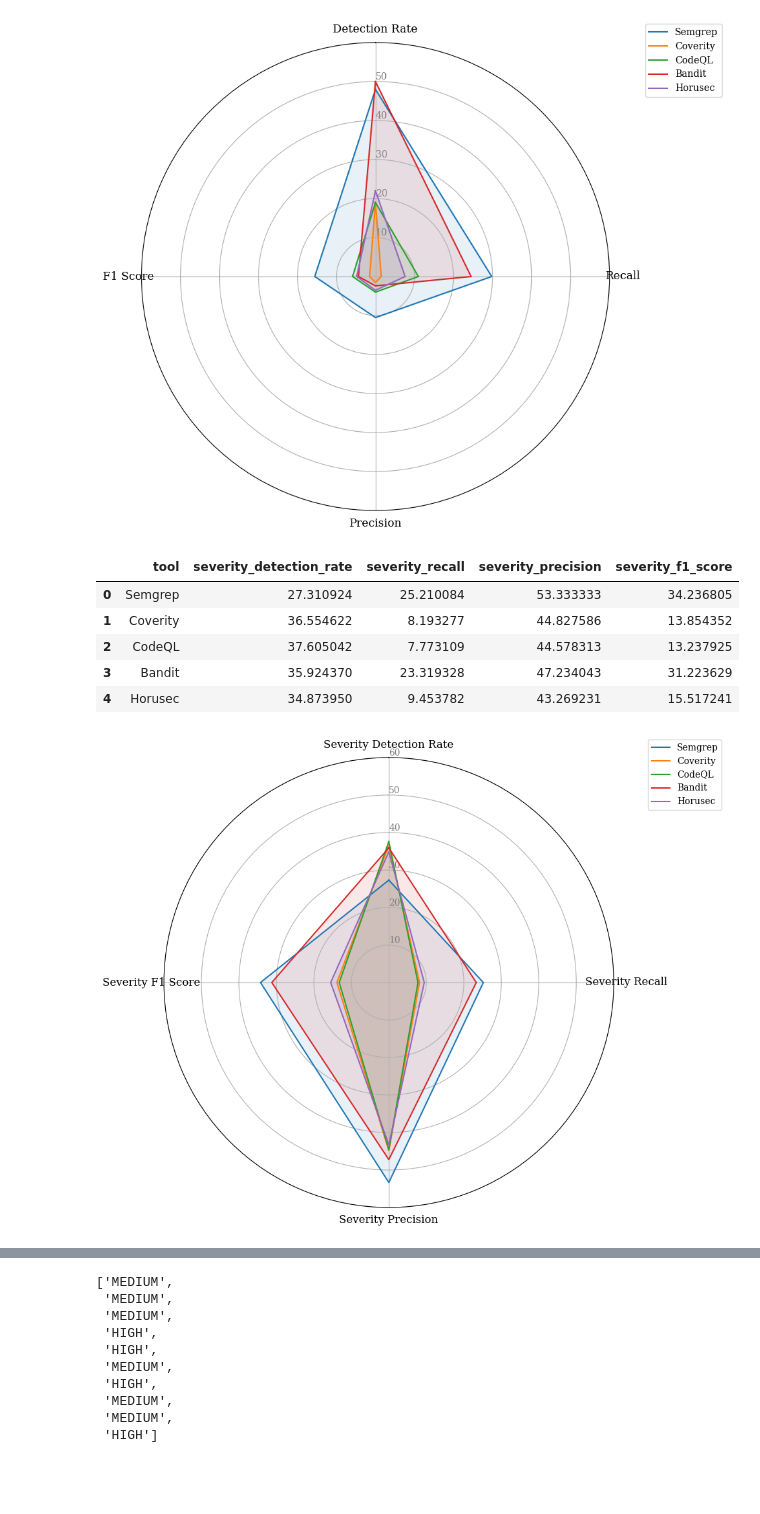
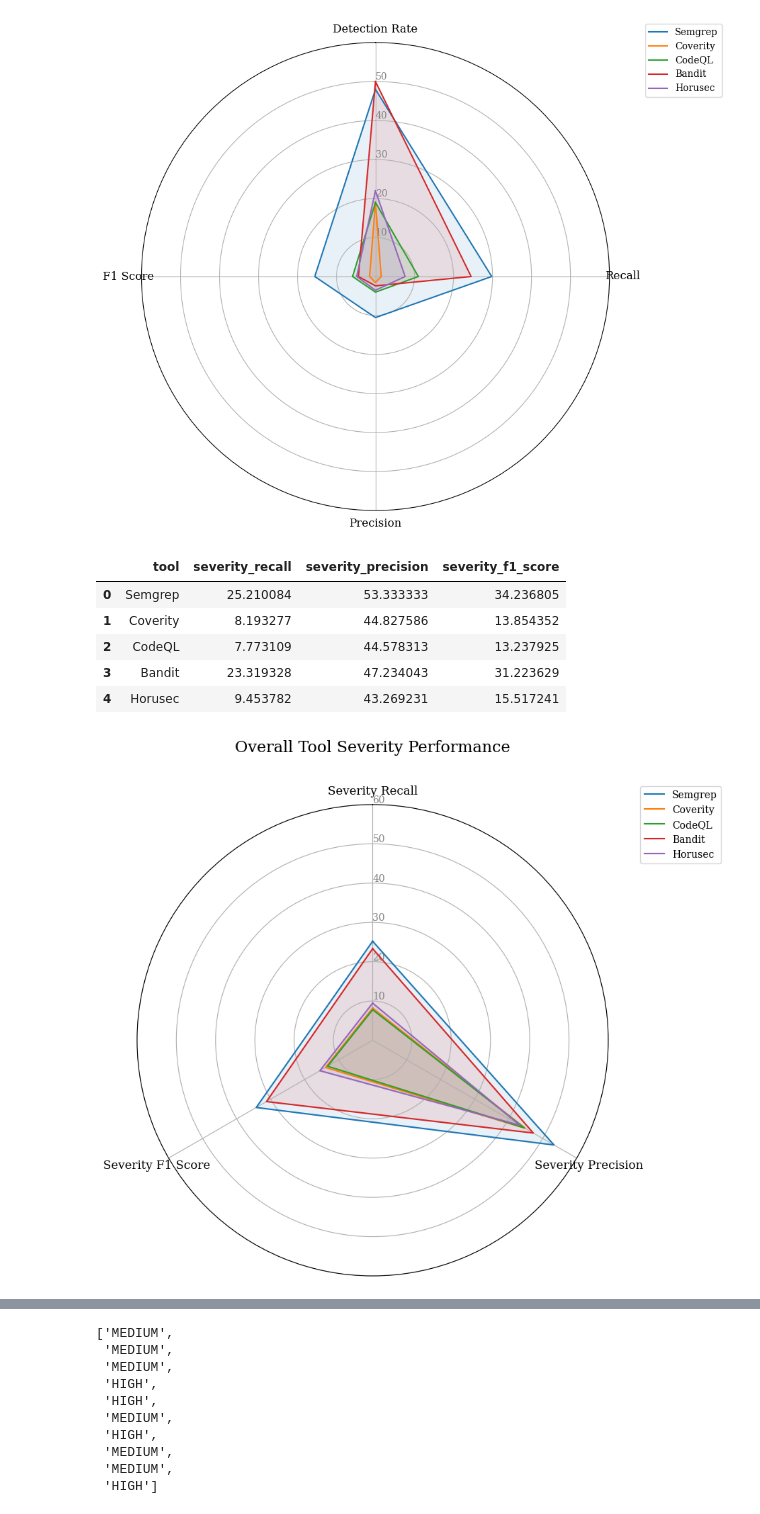
Before and after one commit to marait123/synth-vuln-fixes, a Jupyter notebook: visualization.ipynb, the cells around one changed output, grey strips where cells are left out. Saved outputs shown, nothing was run; the diff lists cells and outputs as text; code cells hidden in the pictures; blank space fills up the shorter version.

Commit message:
Update visualization

```diff
--- a/visualization.ipynb
+++ b/visualization.ipynb
@@ -382,3 +385,3 @@ severity_detection_rate_per_tool
 # %%
-df['severity_detection_rate'] = severity_detection_rate_per_tool.values()
-df
+# df['severity_detection_rate'] = severity_detection_rate_per_tool.values()
+# df
@@ -516,16 +512,16 @@ df['severity_recall'] = severity_recall.values()
 df['severity_precision'] = severity_precision.values()
 df['severity_f1_score'] = severity_f1_score.values()
 # %%
-df[['tool', 'severity_detection_rate', 'severity_recall', 'severity_precision', 'severity_f1_score']]
+df[['tool', 'severity_recall', 'severity_precision', 'severity_f1_score']]
 # %% [output]
-|  | tool | severity_detection_rate | severity_recall | severity_precision | severity_f1_score |
-| 0 | Semgrep | 27.310924 | 25.210084 | 53.333333 | 34.236805 |
-| 1 | Coverity | 36.554622 | 8.193277 | 44.827586 | 13.854352 |
-| 2 | CodeQL | 37.605042 | 7.773109 | 44.578313 | 13.237925 |
-| 3 | Bandit | 35.924370 | 23.319328 | 47.234043 | 31.223629 |
-| 4 | Horusec | 34.873950 | 9.453782 | 43.269231 | 15.517241 |
+|  | tool | severity_recall | severity_precision | severity_f1_score |
+| 0 | Semgrep | 25.210084 | 53.333333 | 34.236805 |
+| 1 | Coverity | 8.193277 | 44.827586 | 13.854352 |
+| 2 | CodeQL | 7.773109 | 44.578313 | 13.237925 |
+| 3 | Bandit | 23.319328 | 47.234043 | 31.223629 |
+| 4 | Horusec | 9.453782 | 43.269231 | 15.517241 |
 # %%
-categories = df.columns[10:14]
+categories = df.columns[10:13]
 num_vars = len(categories)
 angles = np.linspace(0, 2 * np.pi, num_vars, endpoint=False).tolist()
 angles += angles[:1]  # loop
@@ -533,37 +529,37 @@ angles += angles[:1]  # loop
 # Create radar plot
 fig, ax = plt.subplots(figsize=(10, 8), subplot_kw=dict(polar=True))
 
 # Plot each tool
 for _, row in df.iterrows():
     values = row[categories].tolist()
     values += values[:1]  # close loop
     tool = row["tool"]
     color = tool_colors.get(tool, '#333333')
 
     ax.plot(angles, values, label=tool, color=color)
     ax.fill(angles, values, alpha=0.1, color=color)
 
 # Customize axes
 ax.set_theta_offset(np.pi / 2)
 ax.set_theta_direction(-1)
 ax.set_xticks(angles[:-1])
 ax.set_xticklabels([col.replace("_", " ").title() for col in categories], fontsize=12)
 
 # Optional: set radial ticks manually for better clarity
 ax.set_rlabel_position(0)
 plt.yticks([10, 20, 30, 40, 50, 60], color='gray', size=10)
 plt.ylim(0, 60)
 
 # Title and legend
-# plt.title("Overall Tool Severity Performance (Radar Chart)", size=16, y=1.1)
+plt.title("Overall Tool Severity Performance", size=16, y=1.1)
 plt.legend(loc='upper right', bbox_to_anchor=(1.25, 1.05), fontsize=10)
 
 plt.tight_layout()
-plt.savefig("tool_performance_severity_radar.pdf", format='pdf', bbox_inches='tight')
-plt.savefig("tool_performance_severity_radar.png", format='png', bbox_inches='tight')
+plt.savefig("PDF/tool_performance_severity_radar.pdf", format='pdf', bbox_inches='tight')
+plt.savefig("PNG/tool_performance_severity_radar.png", format='png', bbox_inches='tight')
 plt.show()
 # %% [output]
-[figure, old version]
+[figure, new version]
 # %%
 df
 # %% [output]
```
Also changed, not shown: parts of 19 cells of this notebook.
